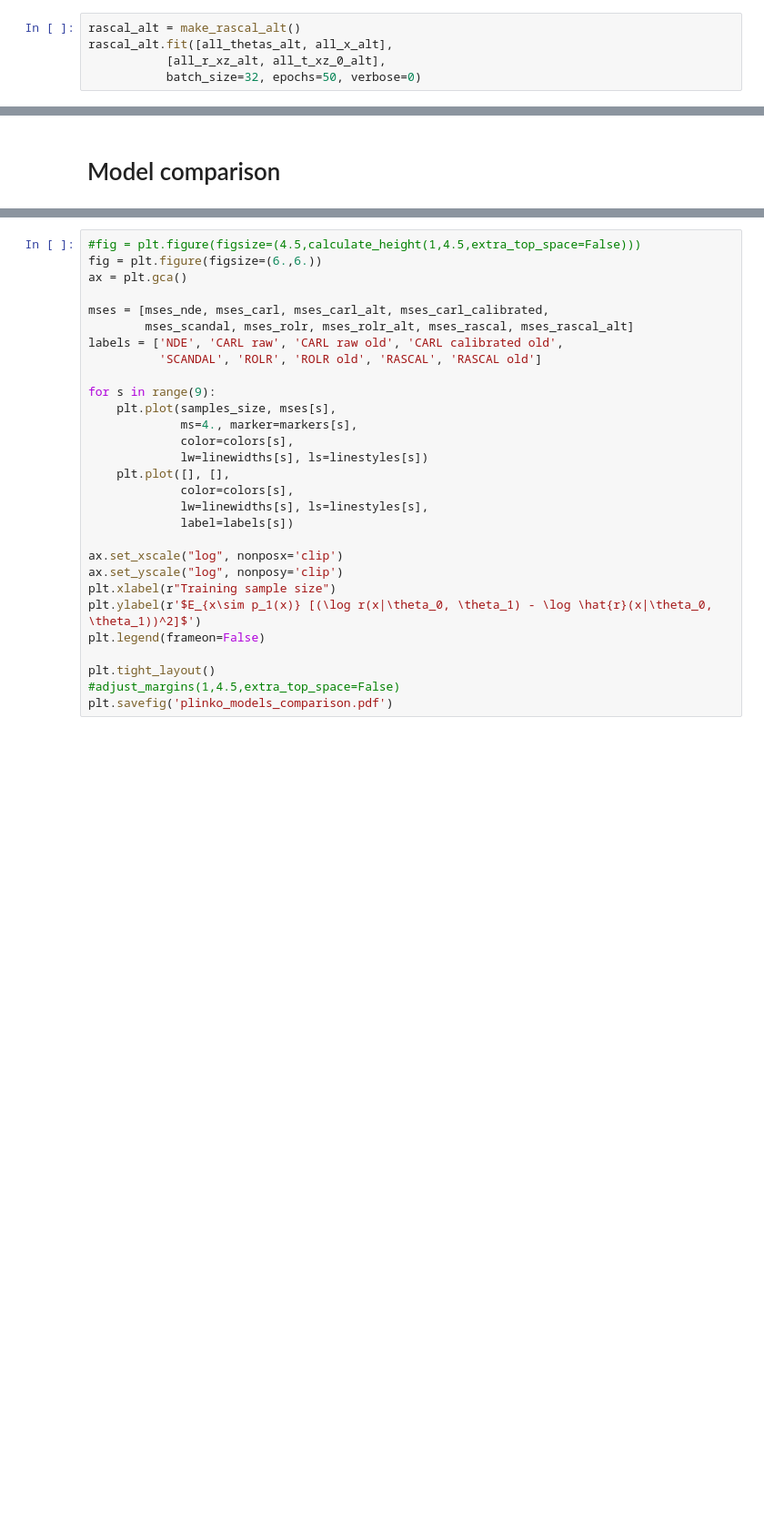
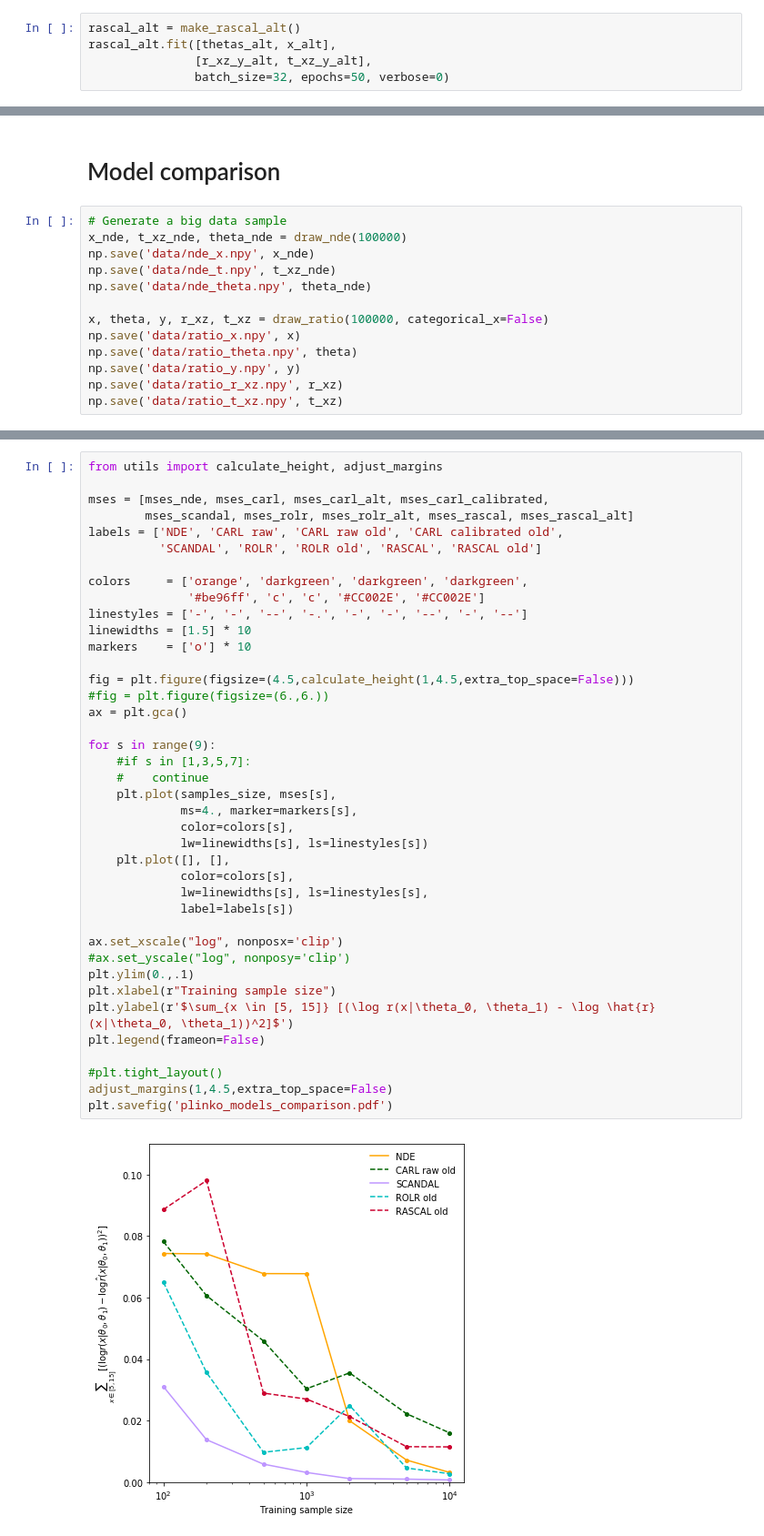
Before and after one commit to johannbrehmer/simulator-mining-example, a Jupyter notebook: Inference on Galton Board.ipynb, the cells around one changed output, grey strips where cells are left out. Shown: that part at 91% size. Drawn from its saved outputs; the diff is of its cells as text; blank space fills up the shorter version.

Commit message:
Changed sampling and loss functions for ROLR and RASCAL, save data for comparison

```diff
--- a/Inference on Galton Board.ipynb
+++ b/Inference on Galton Board.ipynb
@@ -405,5 +489,5 @@ rolr_alt.fit([all_thetas_alt, all_x_alt],
 # %%
 rascal_alt = make_rascal_alt()
-rascal_alt.fit([all_thetas_alt, all_x_alt],
-           [all_r_xz_alt, all_t_xz_0_alt],
-           batch_size=32, epochs=50, verbose=0)
+rascal_alt.fit([thetas_alt, x_alt],
+               [r_xz_y_alt, t_xz_y_alt],
+               batch_size=32, epochs=50, verbose=0)
@@ -430,6 +518,19 @@ plt.show()
 ---
 # %% [markdown]
 # Model comparison
+# %%
+# Generate a big data sample
+x_nde, t_xz_nde, theta_nde = draw_nde(100000)
+np.save('data/nde_x.npy', x_nde)
+np.save('data/nde_t.npy', t_xz_nde)
+np.save('data/nde_theta.npy', theta_nde)
+
+x, theta, y, r_xz, t_xz = draw_ratio(100000, categorical_x=False)
+np.save('data/ratio_x.npy', x)
+np.save('data/ratio_theta.npy', theta)
+np.save('data/ratio_y.npy', y)
+np.save('data/ratio_r_xz.npy', r_xz)
+np.save('data/ratio_t_xz.npy', t_xz)
 # %%
 def compute_mse(p_train, p_estimated):
     p_ratio_train = np.log(p_train[0]) - np.log(p_train[1])
@@ -654,29 +763,42 @@ mses_carl_calibrated = np.array(mses_carl_calibrated)
 # %%
-#fig = plt.figure(figsize=(4.5,calculate_height(1,4.5,extra_top_space=False)))
-fig = plt.figure(figsize=(6.,6.))
-ax = plt.gca()
+from utils import calculate_height, adjust_margins
 
 mses = [mses_nde, mses_carl, mses_carl_alt, mses_carl_calibrated,
         mses_scandal, mses_rolr, mses_rolr_alt, mses_rascal, mses_rascal_alt]
 labels = ['NDE', 'CARL raw', 'CARL raw old', 'CARL calibrated old',
           'SCANDAL', 'ROLR', 'ROLR old', 'RASCAL', 'RASCAL old']
 
+colors     = ['orange', 'darkgreen', 'darkgreen', 'darkgreen',
+              '#be96ff', 'c', 'c', '#CC002E', '#CC002E']
+linestyles = ['-', '-', '--', '-.', '-', '-', '--', '-', '--']
+linewidths = [1.5] * 10
+markers    = ['o'] * 10
+
+fig = plt.figure(figsize=(4.5,calculate_height(1,4.5,extra_top_space=False)))
+#fig = plt.figure(figsize=(6.,6.))
+ax = plt.gca()
+
 for s in range(9):
+    #if s in [1,3,5,7]:
+    #    continue
     plt.plot(samples_size, mses[s],
              ms=4., marker=markers[s],
              color=colors[s],
              lw=linewidths[s], ls=linestyles[s])
     plt.plot([], [],
              color=colors[s],
              lw=linewidths[s], ls=linestyles[s],
              label=labels[s])
 
 ax.set_xscale("log", nonposx='clip')
-ax.set_yscale("log", nonposy='clip')
+#ax.set_yscale("log", nonposy='clip')
+plt.ylim(0.,.1)
 plt.xlabel(r"Training sample size")
-plt.ylabel(r'$E_{x\sim p_1(x)} [(\log r(x|\theta_0, \theta_1) - \log \hat{r}(x|\theta_0, \theta_1))^2]$')
+plt.ylabel(r'$\sum_{x \in [5, 15]} [(\log r(x|\theta_0, \theta_1) - \log \hat{r}(x|\theta_0, \theta_1))^2]$')
 plt.legend(frameon=False)
 
-plt.tight_layout()
-#adjust_margins(1,4.5,extra_top_space=False)
+#plt.tight_layout()
+adjust_margins(1,4.5,extra_top_space=False)
 plt.savefig('plinko_models_comparison.pdf')
+# %% [output]
+[figure, added]
```
Also changed, not shown: parts of 27 cells of this notebook, 3 other files.
